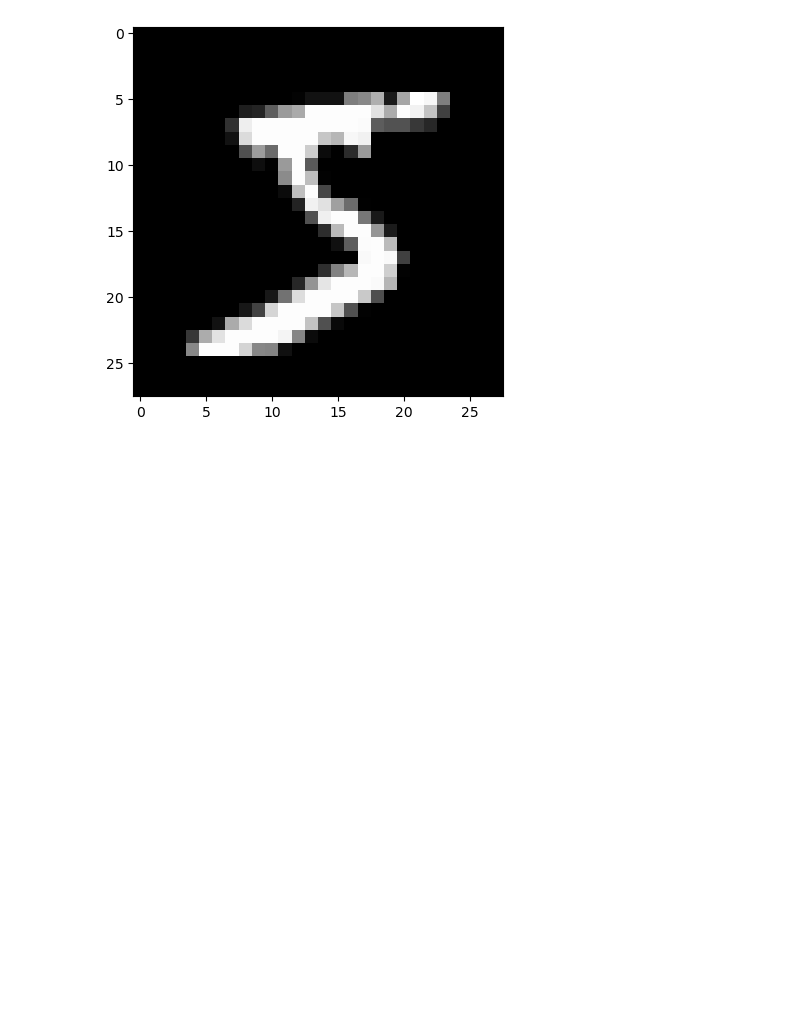
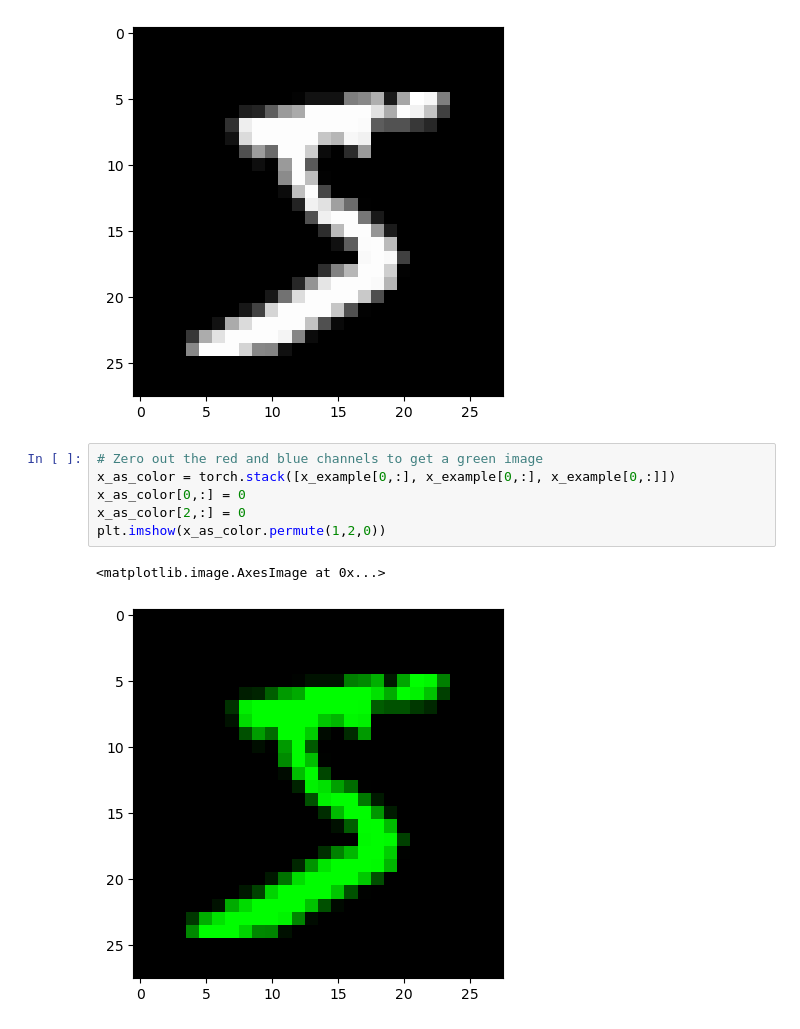
Before and after one commit to Efrazar/Bio-AI-foundations, a Jupyter notebook: Inside_Deep_Learning/03_Convolutional_Neuroal_Networks.ipynb, the cells around one changed output. Saved outputs shown, nothing was run; the diff lists cells and outputs as text; blank space fills up the shorter version.

```diff
--- a/Inside_Deep_Learning/03_Convolutional_Neuroal_Networks.ipynb
+++ b/Inside_Deep_Learning/03_Convolutional_Neuroal_Networks.ipynb
@@ -46,3 +44,12 @@ plt.imshow(x_as_color.permute(1,2,0))
 # %% [output]
 <matplotlib.image.AxesImage at 0x...>
 [figure]
+# %%
+# Zero out the red and blue channels to get a green image
+x_as_color = torch.stack([x_example[0,:], x_example[0,:], x_example[0,:]])
+x_as_color[0,:] = 0
+x_as_color[2,:] = 0
+plt.imshow(x_as_color.permute(1,2,0))
+# %% [output]
+<matplotlib.image.AxesImage at 0x...>
+[figure, added]
```
Also changed, not shown: parts of 11 cells of this notebook.
